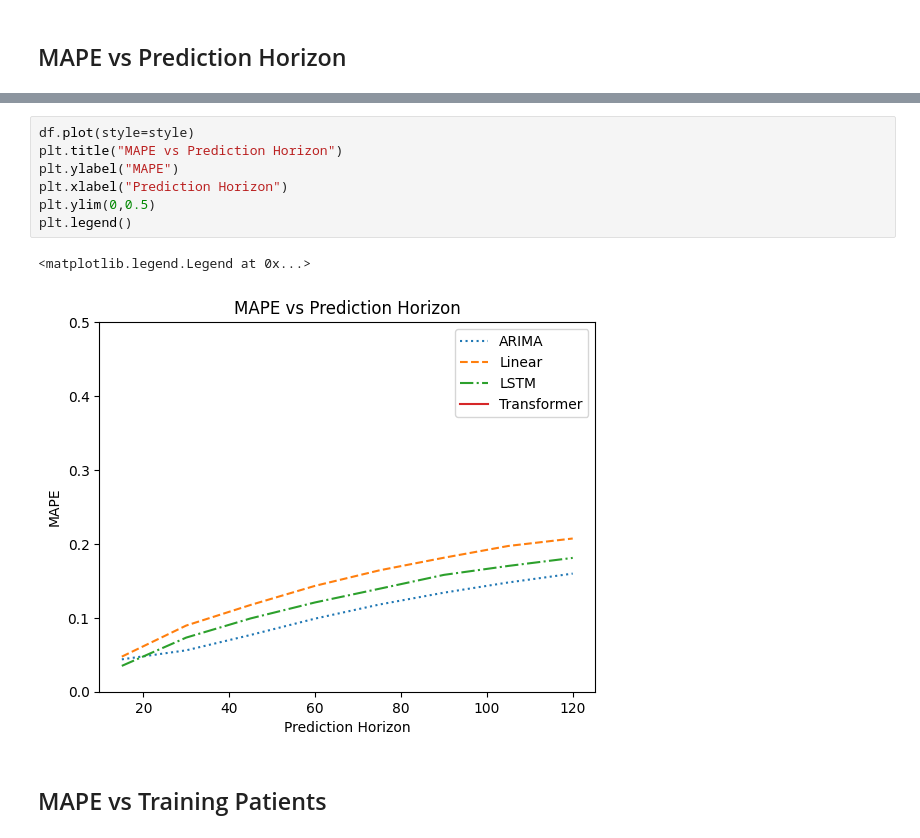
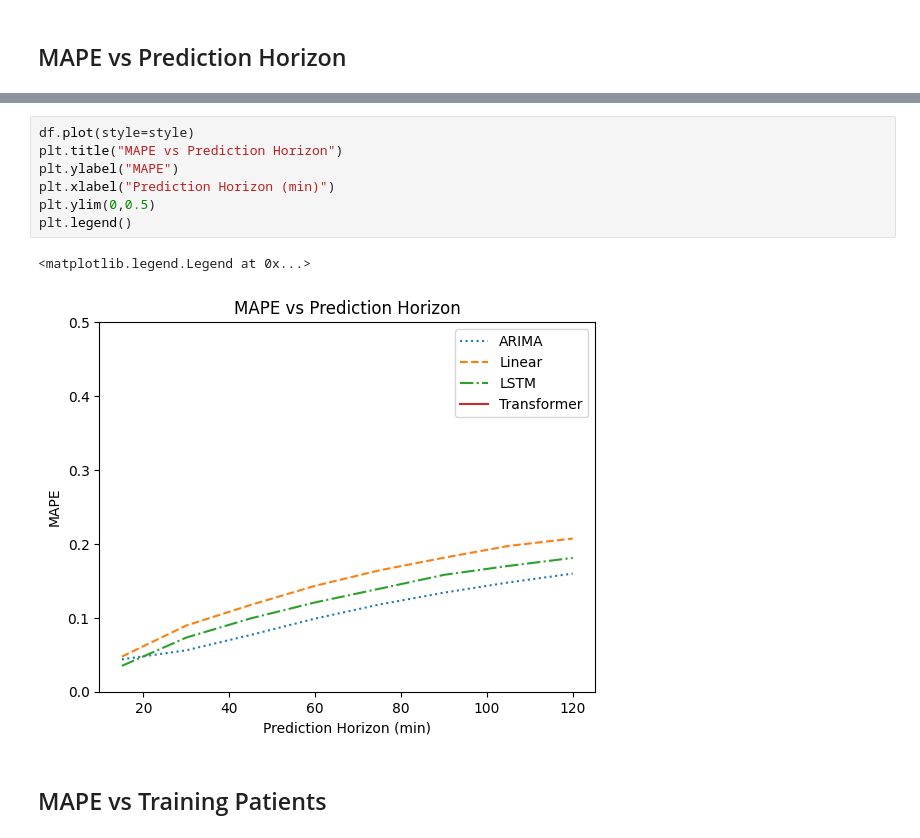
Before and after one commit to rewazzu/cgm-deeplearning, a Jupyter notebook: Produce Combined Graphs.ipynb, the cells around one changed output, grey strips where cells are left out. Cells and saved outputs as stored; diff of their text form.

Commit message:
update produce combined graphs

```diff
--- a/Produce Combined Graphs.ipynb
+++ b/Produce Combined Graphs.ipynb
@@ -11,13 +21,13 @@ df
 # %%
 df.plot(style=style)
 plt.title("MAPE vs Prediction Horizon")
 plt.ylabel("MAPE")
-plt.xlabel("Prediction Horizon")
+plt.xlabel("Prediction Horizon (min)")
 plt.ylim(0,0.5)
 plt.legend()
 # %% [output]
 <matplotlib.legend.Legend at 0x...>
-[figure, old version]
+[figure, new version]
 # %% [markdown]
 ## MAPE vs Training Patients
 # %%
```
Also changed, not shown: parts of 1 cell of this notebook.
